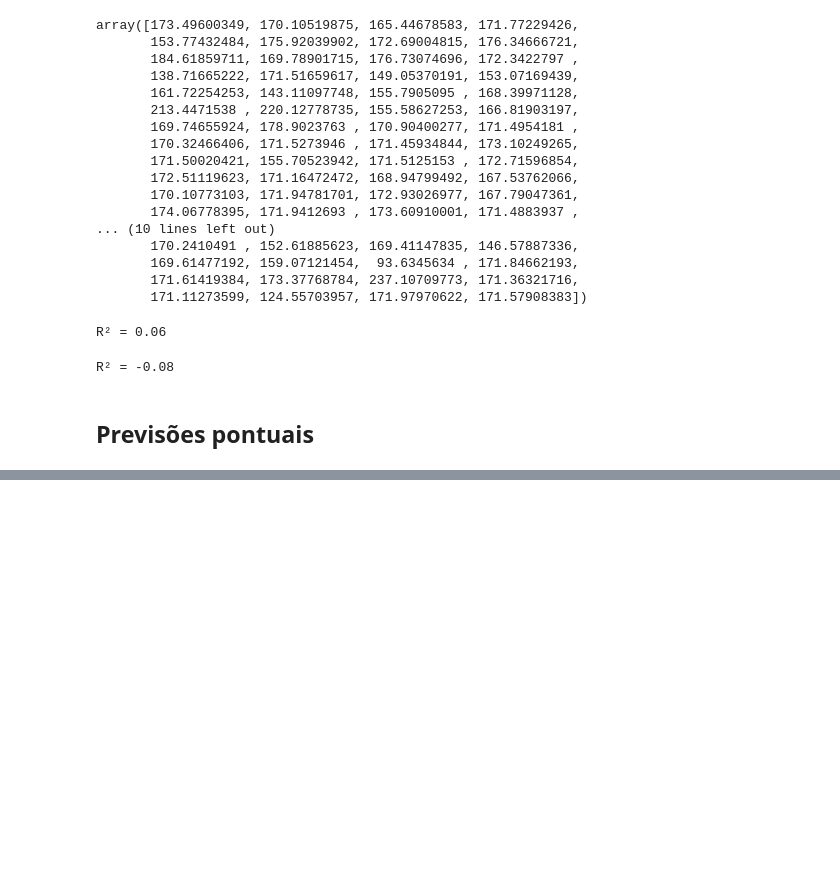
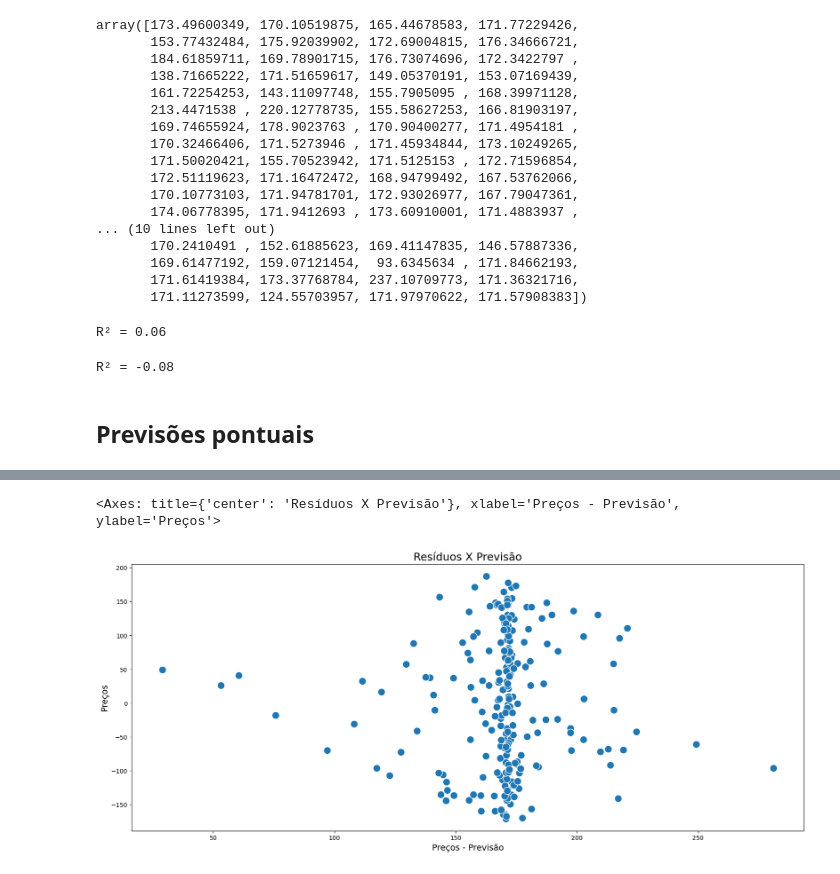
Before and after one commit to rafaellabastos/savvyfix-ia-notebook, a Jupyter notebook: precificacao_dinamica.ipynb, the cells around one changed output, grey strips where cells are left out. Drawn from its saved outputs; the diff is of its cells as text; code cells hidden in the pictures; blank space fills up the shorter version.

```diff
--- a/precificacao_dinamica.ipynb
+++ b/precificacao_dinamica.ipynb
@@ -467,0 +500,4 @@ print(f'Previsão pontual para o produto/unidade 662: {previsao_pontual_produto_
+# %%
+# Obtenção dos resíduos
+residuo = y_train_clean - y_previsto_train
+residuo
@@ -467,0 +517,13 @@ print(f'Previsão pontual para o produto/unidade 662: {previsao_pontual_produto_
+# %%
+# Gráfico de dispersão entre valor estimado e resíduos
+ax = sns.scatterplot(x=y_previsto_train, y=residuo, s=150)
+
+ax.figure.set_size_inches(20, 8)
+
+ax.set_title('Resíduos X Previsão', fontsize=18)
+ax.set_xlabel('Preços - Previsão', fontsize=14)
+ax.set_ylabel('Preços', fontsize=14)
+ax
+# %% [output]
+<Axes: title={'center': 'Resíduos X Previsão'}, xlabel='Preços - Previsão', ylabel='Preços'>
+[figure, added]
```
Also changed, not shown: parts of 8 cells of this notebook.
